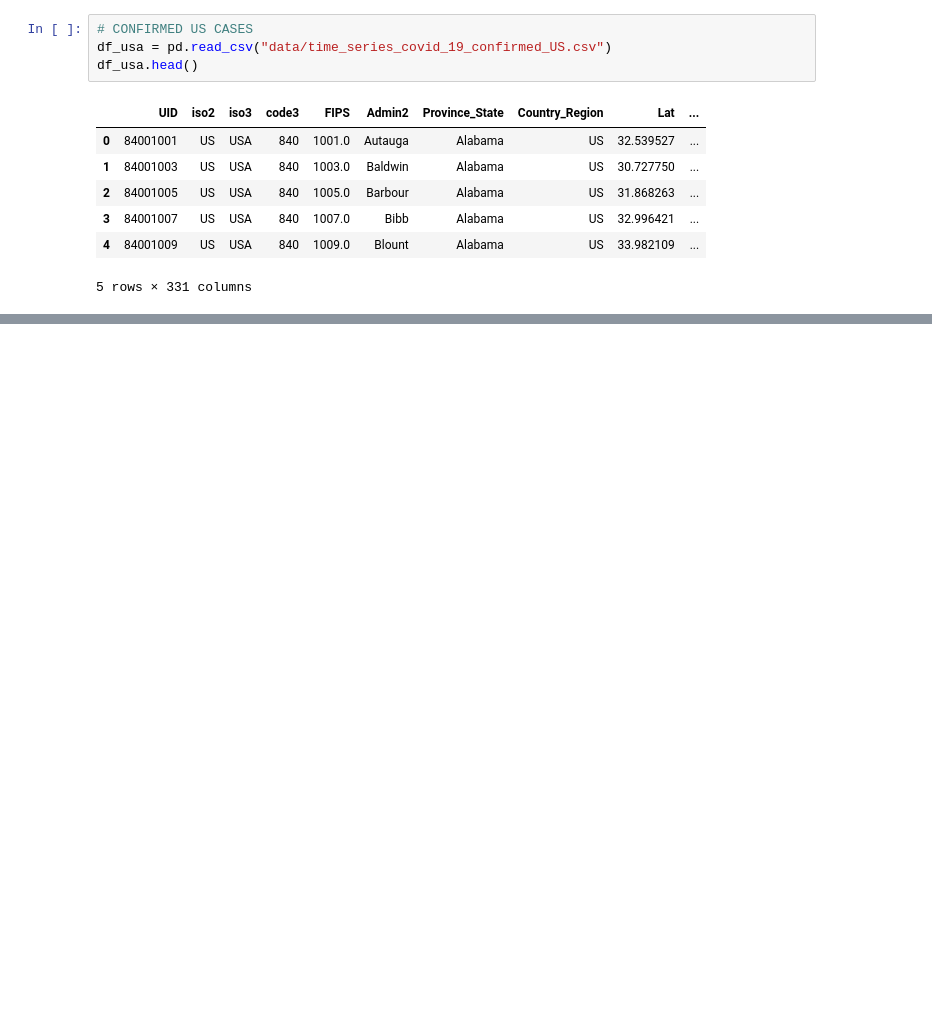
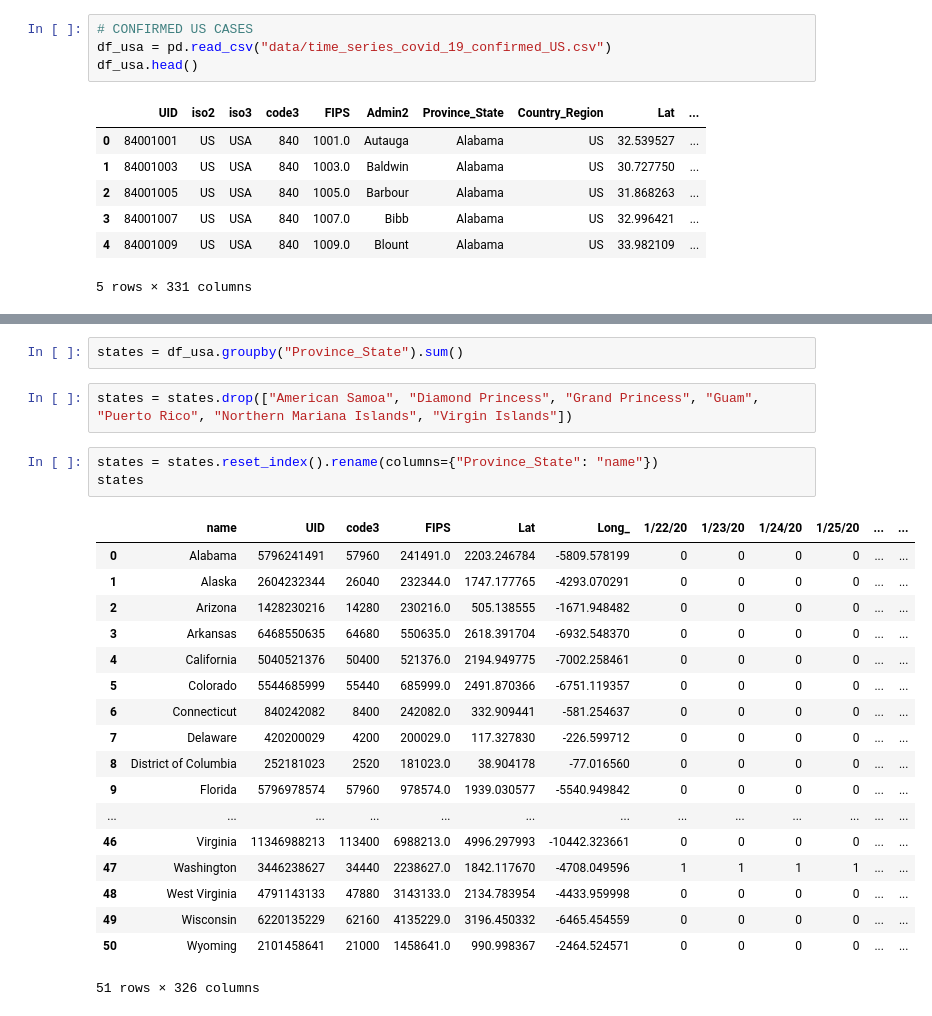
Before and after one commit to WitchDynamic/Dashboard, a Jupyter notebook: explorer.ipynb, the cells around one changed output, grey strips where cells are left out. Cells and saved outputs as stored; diff of their text form; blank space fills up the shorter version.

```diff
--- a/explorer.ipynb
+++ b/explorer.ipynb
@@ -105,0 +136,26 @@ df_usa.groupby("Province/State").sum()
+# %%
+states = df_usa.groupby("Province_State").sum()
+# %%
+states = states.drop(["American Samoa", "Diamond Princess", "Grand Princess", "Guam", "Puerto Rico", "Northern Mariana Islands", "Virgin Islands"])
+# %%
+states = states.reset_index().rename(columns={"Province_State": "name"})
+states
+# %% [output]
+|  | name | UID | code3 | FIPS | Lat | Long_ | 1/22/20 | 1/23/20 | 1/24/20 | 1/25/20 | ... | ... |
+| 0 | Alabama | 5796241491 | 57960 | 241491.0 | 2203.246784 | -5809.578199 | 0 | 0 | 0 | 0 | ... | ... |
+| 1 | Alaska | 2604232344 | 26040 | 232344.0 | 1747.177765 | -4293.070291 | 0 | 0 | 0 | 0 | ... | ... |
+| 2 | Arizona | 1428230216 | 14280 | 230216.0 | 505.138555 | -1671.948482 | 0 | 0 | 0 | 0 | ... | ... |
+| 3 | Arkansas | 6468550635 | 64680 | 550635.0 | 2618.391704 | -6932.548370 | 0 | 0 | 0 | 0 | ... | ... |
+| 4 | California | 5040521376 | 50400 | 521376.0 | 2194.949775 | -7002.258461 | 0 | 0 | 0 | 0 | ... | ... |
+| 5 | Colorado | 5544685999 | 55440 | 685999.0 | 2491.870366 | -6751.119357 | 0 | 0 | 0 | 0 | ... | ... |
+| 6 | Connecticut | 840242082 | 8400 | 242082.0 | 332.909441 | -581.254637 | 0 | 0 | 0 | 0 | ... | ... |
+| 7 | Delaware | 420200029 | 4200 | 200029.0 | 117.327830 | -226.599712 | 0 | 0 | 0 | 0 | ... | ... |
+| 8 | District of Columbia | 252181023 | 2520 | 181023.0 | 38.904178 | -77.016560 | 0 | 0 | 0 | 0 | ... | ... |
+| 9 | Florida | 5796978574 | 57960 | 978574.0 | 1939.030577 | -5540.949842 | 0 | 0 | 0 | 0 | ... | ... |
+| ... | ... | ... | ... | ... | ... | ... | ... | ... | ... | ... | ... | ... |
+| 46 | Virginia | 11346988213 | 113400 | 6988213.0 | 4996.297993 | -10442.323661 | 0 | 0 | 0 | 0 | ... | ... |
+| 47 | Washington | 3446238627 | 34440 | 2238627.0 | 1842.117670 | -4708.049596 | 1 | 1 | 1 | 1 | ... | ... |
+| 48 | West Virginia | 4791143133 | 47880 | 3143133.0 | 2134.783954 | -4433.959998 | 0 | 0 | 0 | 0 | ... | ... |
+| 49 | Wisconsin | 6220135229 | 62160 | 4135229.0 | 3196.450332 | -6465.454559 | 0 | 0 | 0 | 0 | ... | ... |
+| 50 | Wyoming | 2101458641 | 21000 | 1458641.0 | 990.998367 | -2464.524571 | 0 | 0 | 0 | 0 | ... | ... |
+51 rows × 326 columns
```
Also changed, not shown: parts of 13 cells of this notebook, 2 other files.
